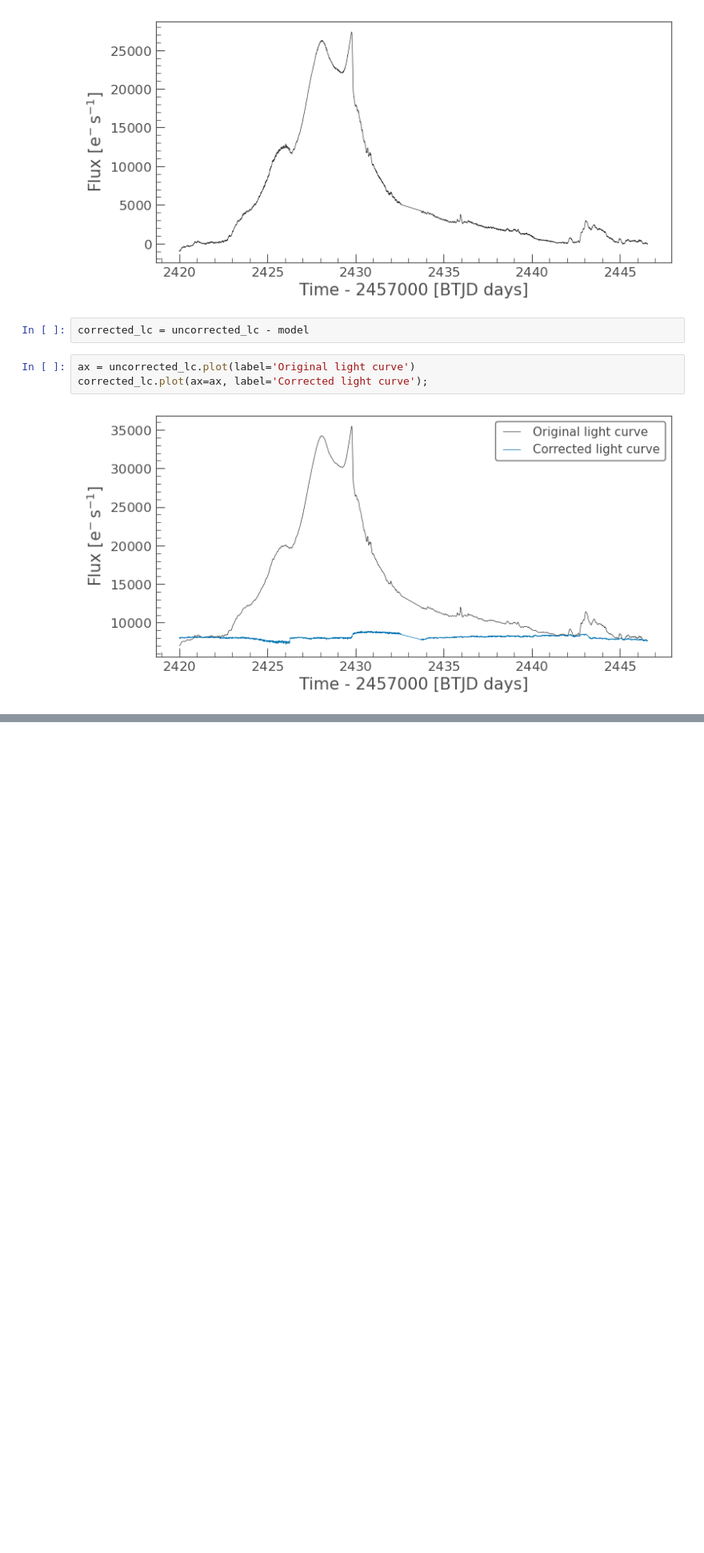
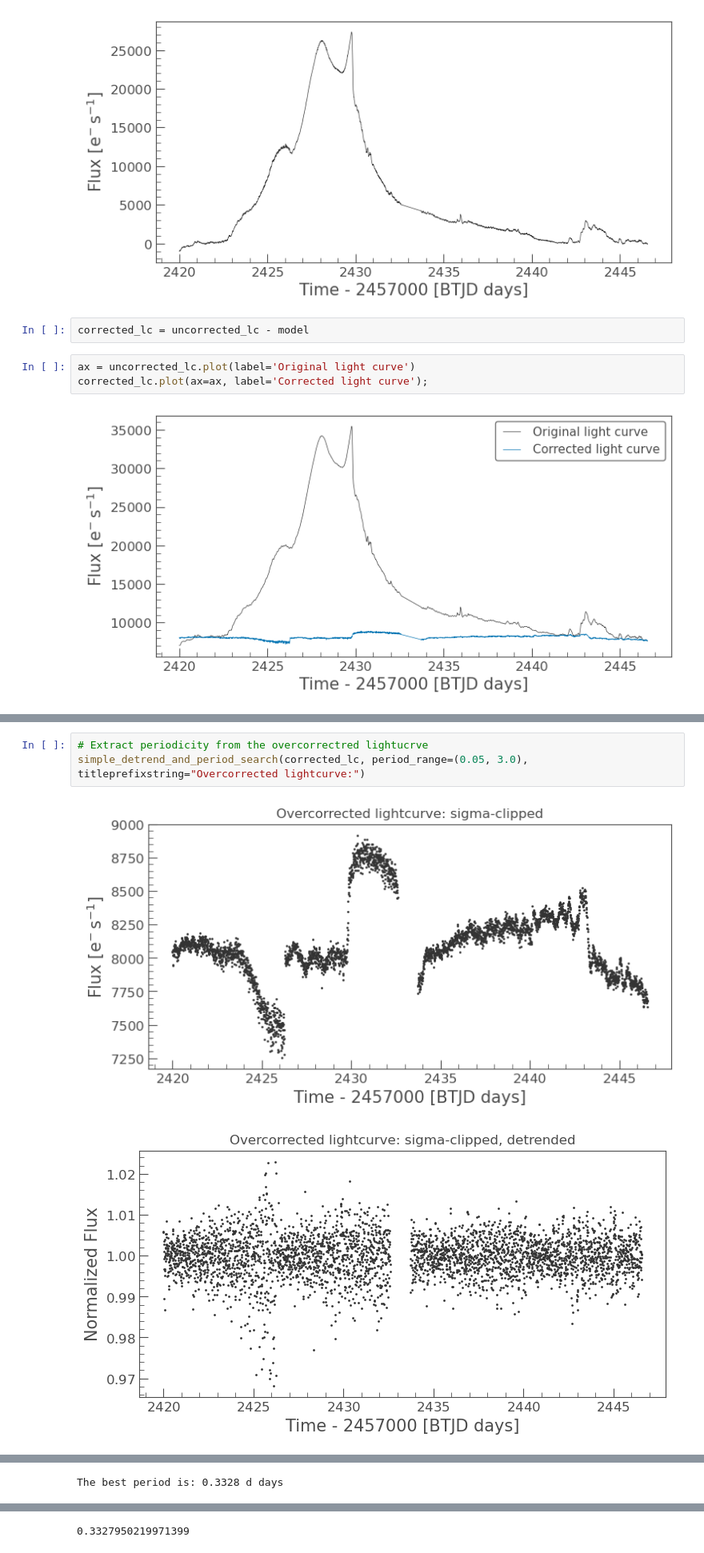
Before and after one commit to kirxkirx/v606vul_lightkurve, a Jupyter notebook: v606_Vul__lk_RegressionCorrector__DO_NOT_DO_IT.ipynb, the cells around one changed output, grey strips where cells are left out. Shown at 80% size. Cells and saved outputs as stored; diff of their text form; blank space fills up the shorter version.

```diff
--- a/v606_Vul__lk_RegressionCorrector__DO_NOT_DO_IT.ipynb
+++ b/v606_Vul__lk_RegressionCorrector__DO_NOT_DO_IT.ipynb
@@ -127,0 +213,6 @@ corrected_lc.plot(ax=ax, label='Corrected light curve');
+# %%
+# Extract periodicity from the overcorrectred lightucrve
+simple_detrend_and_period_search(corrected_lc, period_range=(0.05, 3.0), titleprefixstring="Overcorrected lightcurve:")
+# %% [output]
+[figure, added]
+[figure, added]
@@ -127,0 +220 @@ corrected_lc.plot(ax=ax, label='Corrected light curve');
+The best period is: 0.3328 d days
@@ -127,0 +222 @@ corrected_lc.plot(ax=ax, label='Corrected light curve');
+0.3327950219971399
```
Also changed, not shown: parts of 6 cells of this notebook.
